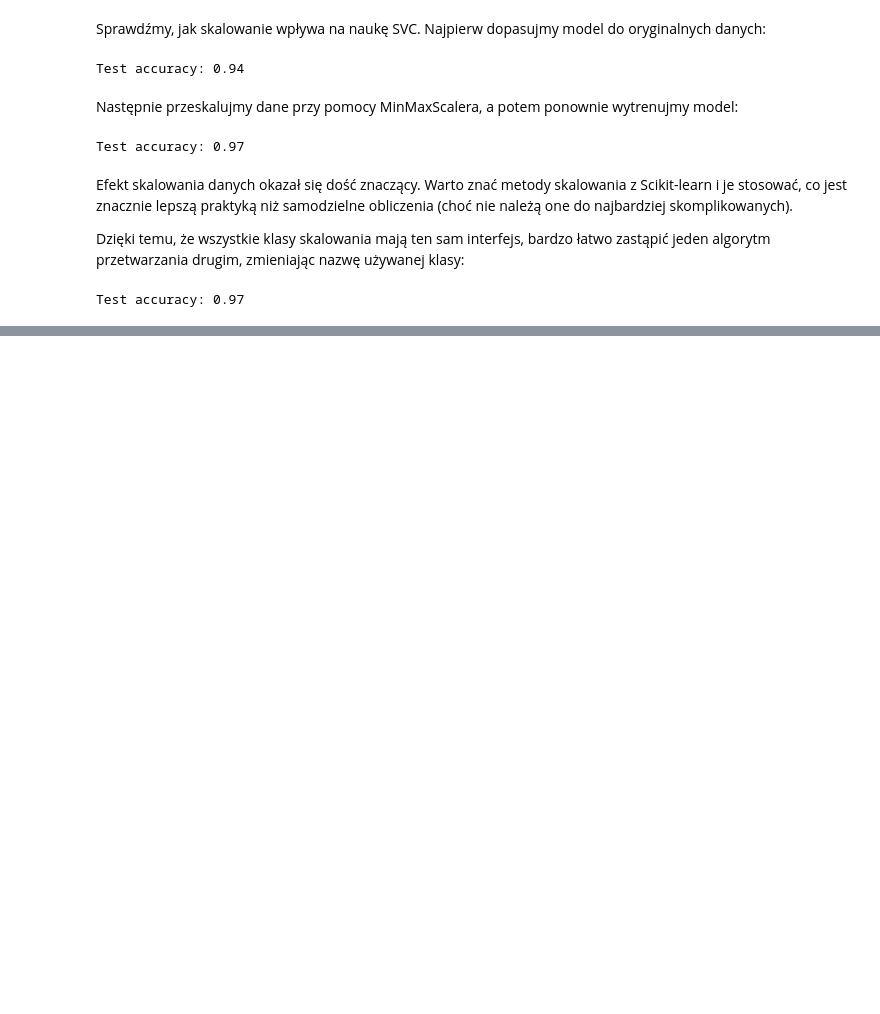
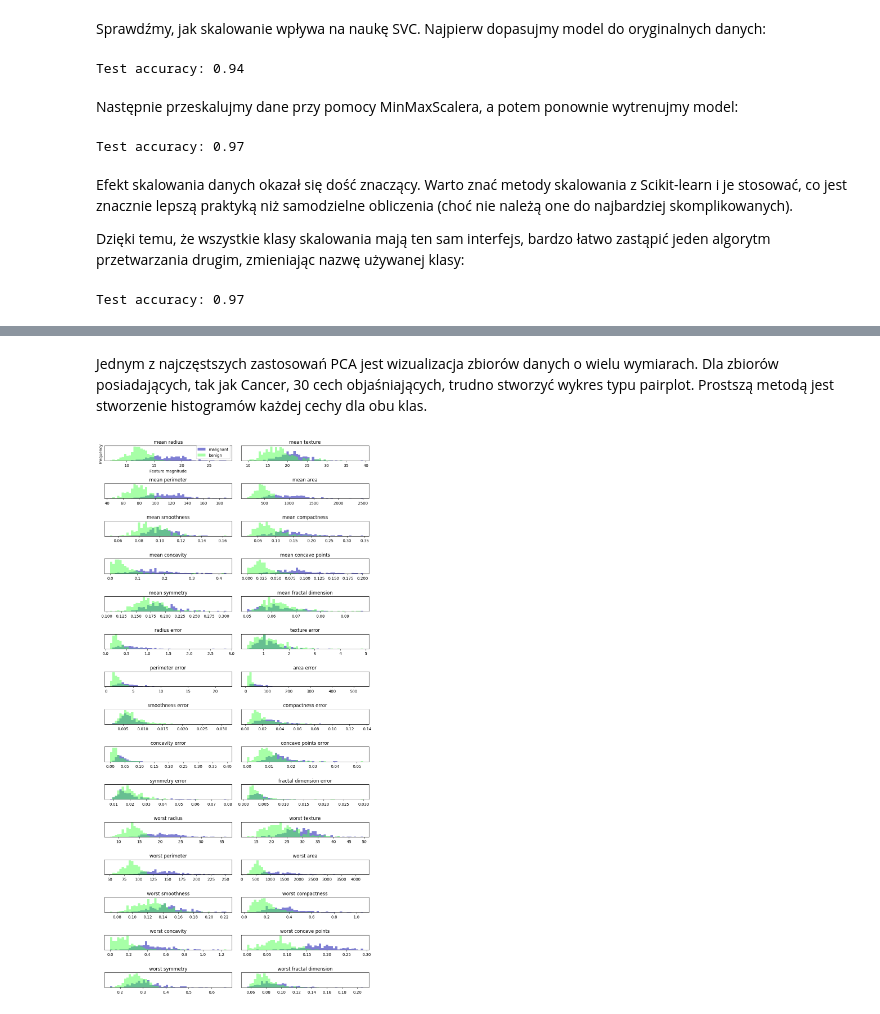
Before and after one commit to jakubtwalczak/Muller_Guido_Introduction_to_ML, a Jupyter notebook: Rozdział_3_Uczenie_nienadzorowane.ipynb, the cells around one changed output, grey strips where cells are left out. Saved outputs shown, nothing was run; the diff lists cells and outputs as text; code cells hidden in the pictures; blank space fills up the shorter version.

```diff
--- a/Rozdział_3_Uczenie_nienadzorowane.ipynb
+++ b/Rozdział_3_Uczenie_nienadzorowane.ipynb
@@ -172,0 +189,20 @@ Test accuracy: 0.97
+# %% [markdown]
+Jednym z najczęstszych zastosowań PCA jest wizualizacja zbiorów danych o wielu wymiarach. Dla zbiorów posiadających, tak jak Cancer, 30 cech objaśniających, trudno stworzyć wykres typu pairplot. Prostszą metodą jest stworzenie histogramów każdej cechy dla obu klas.
+# %%
+fig, axes = plt.subplots(15, 2, figsize=(10, 20))
+malignant = cancer.data[cancer.target == 0]
+benign = cancer.data[cancer.target == 1]
+ax = axes.ravel()
+
+for i in range(30):
+    _, bins = np.histogram(cancer.data[:, i], bins=50)
+    ax[i].hist(malignant[:, i], bins=bins, color=mglearn.cm3(0), alpha=.5)
+    ax[i].hist(benign[:, i], bins=bins, color=mglearn.cm3(2), alpha=.5)
+    ax[i].set_title(cancer.feature_names[i])
+    ax[i].set_yticks(())
+ax[0].set_xlabel("Feature magnitude")
+ax[0].set_ylabel("Frequency")
+ax[0].legend(["malignant", "benign"], loc="best")
+fig.tight_layout()
+# %% [output]
+[figure, added]
```
Also changed, not shown: parts of 42 cells of this notebook.
